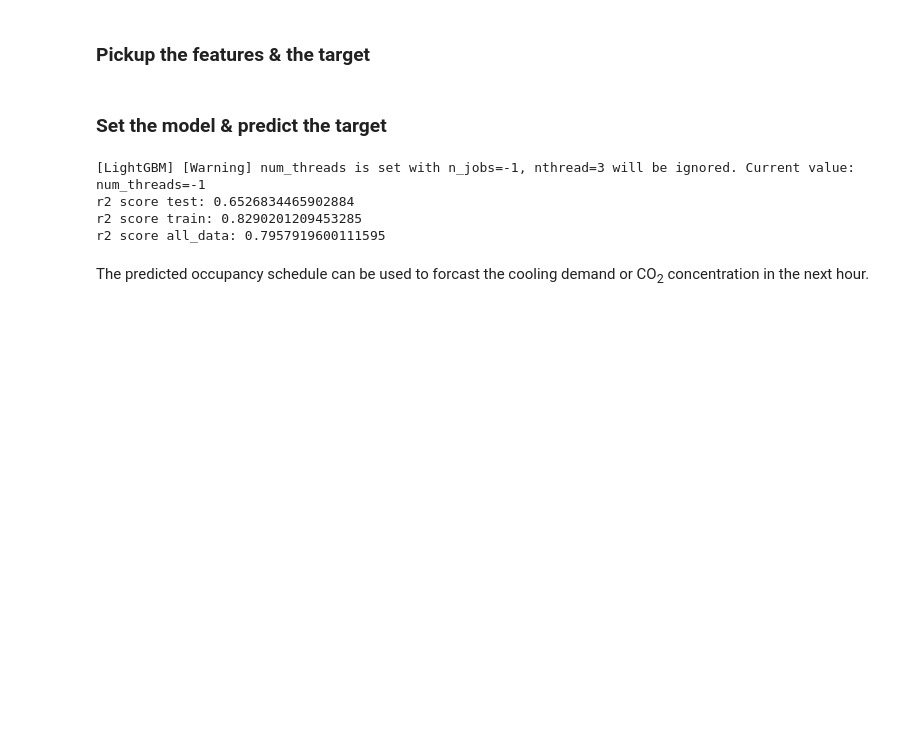
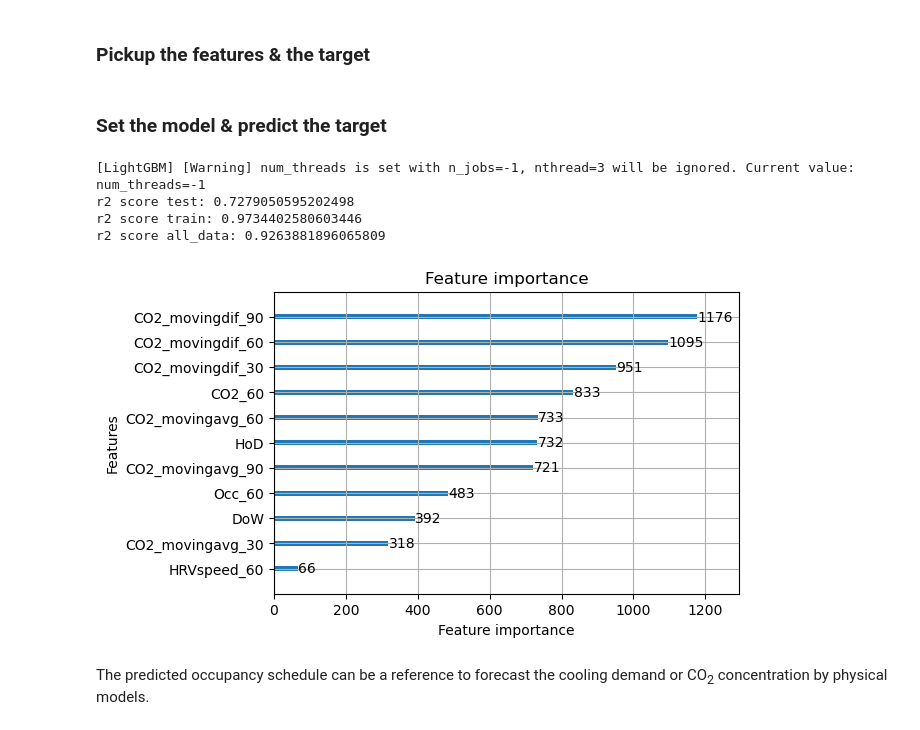
Before and after one commit to JackyWeng526/Office_Data_Application, a Jupyter notebook: Occ_predict_model.ipynb, the cells around one changed output. Saved outputs shown, nothing was run; the diff lists cells and outputs as text; code cells hidden in the pictures; blank space fills up the shorter version.

```diff
--- a/Occ_predict_model.ipynb
+++ b/Occ_predict_model.ipynb
@@ -84,22 +84,23 @@ data_resample
 ### Create features for Occpancy prediction
 # %%
 # CO2 Features
-data_resample['CO2_movingavg_30'] = data_resample['CO2'].rolling(3).mean()
+data_resample['CO2_movingavg_30'] = data_resample['CO2'].rolling(1).mean()
 data_resample['CO2_movingdif_30'] = data_resample['CO2']-data_resample['CO2_movingavg_30']
-data_resample['CO2_movingavg_60'] = data_resample['CO2'].rolling(6).mean()
+data_resample['CO2_movingavg_60'] = data_resample['CO2'].rolling(2).mean()
 data_resample['CO2_movingdif_60'] = data_resample['CO2']-data_resample['CO2_movingavg_60']
-data_resample['CO2_movingavg_90'] = data_resample['CO2'].rolling(9).mean()
+data_resample['CO2_movingavg_90'] = data_resample['CO2'].rolling(3).mean()
 data_resample['CO2_movingdif_90'] = data_resample['CO2']-data_resample['CO2_movingavg_90']
 
 # Shift as lag features
-data_resample['CO2_movingavg_30'] = data_resample['CO2_movingavg_30'].shift(6)
-data_resample['CO2_movingdif_30'] = data_resample['CO2_movingdif_30'].shift(6)
-data_resample['CO2_movingavg_60'] = data_resample['CO2_movingavg_60'].shift(6)
-data_resample['CO2_movingdif_60'] = data_resample['CO2_movingdif_60'].shift(6)
-data_resample['CO2_movingavg_90'] = data_resample['CO2_movingavg_90'].shift(6)
-data_resample['CO2_movingdif_90'] = data_resample['CO2_movingdif_90'].shift(6)
-data_resample['HRVspeed_60'] = data_resample['HRV'].shift(6)
-data_resample['CO2_60'] = data_resample['CO2'].shift(6)
+data_resample['CO2_movingavg_30'] = data_resample['CO2_movingavg_30'].shift(2)
+data_resample['CO2_movingdif_30'] = data_resample['CO2_movingdif_30'].shift(2)
+data_resample['CO2_movingavg_60'] = data_resample['CO2_movingavg_60'].shift(2)
+data_resample['CO2_movingdif_60'] = data_resample['CO2_movingdif_60'].shift(2)
+data_resample['CO2_movingavg_90'] = data_resample['CO2_movingavg_90'].shift(2)
+data_resample['CO2_movingdif_90'] = data_resample['CO2_movingdif_90'].shift(2)
+data_resample['HRVspeed_60'] = data_resample['HRV'].shift(2)
+data_resample['CO2_60'] = data_resample['CO2'].shift(2)
+data_resample['Occ_60'] = data_resample['Occ'].shift(2)
 data_resample.dropna(inplace=True)
 # %% [markdown]
 ### Pickup the features & the target
@@ -107,7 +108,7 @@ data_resample.dropna(inplace=True)
 # df_Feature
 df_Feature = pd.concat([
     data_resample['DoW'], data_resample['HoD'],
-    data_resample['HRVspeed_60'], data_resample['CO2_60'],
+    data_resample['HRVspeed_60'], data_resample['CO2_60'], data_resample['Occ_60'],
     data_resample['CO2_movingavg_30'], data_resample['CO2_movingdif_30'],
     data_resample['CO2_movingavg_60'], data_resample['CO2_movingdif_60'],
     data_resample['CO2_movingavg_90'], data_resample['CO2_movingdif_90']
@@ -131,6 +121,18 @@ lgbmodel = lgbm.LGBMRegressor(nthread=3, num_iterations = 50)
 # %%
-# Train the model
+# Data split for train & test
+X_train,X_test,y_train,y_test = train_test_split(
+    df_Feature,
+    df_Target,
+    test_size=0.2,
+    random_state=1,
+    shuffle=False)
+
+# LGBM settings
+lgbmodel = lgbm.LGBMRegressor(nthread=3, num_iterations = 250)
+
+# Train the model & plot importance of features
 lgbmodel.fit(X_train, y_train)
+lgbm.plot_importance(lgbmodel, dpi=100)
 
 # r square values of the model
 print('r2 score test:', r2_score(y_test, lgbmodel.predict(X_test)))
@@ -147,36 +149,38 @@ fig = go.Figure()
 fig.add_trace(
     go.Scatter(
         name = 'Occ-meas',
         x = df_Plot['Time'],
         y = df_Plot['real']
     ))
 fig.add_trace(
     go.Scatter(
         name = 'Occ-pred',
         x = df_Plot['Time'],
         y = df_Plot['predict']
     ))
 fig.update_xaxes(
     showline=True, linewidth=1.2, linecolor='black',
     showticklabels=True, showgrid=True, gridcolor="rgb(230, 230, 230)"
 )
 fig.update_yaxes(
     title="Occupancy (person)",
     showline=True, linewidth=1.2, linecolor='black',
     showticklabels=True, showgrid=True, gridcolor="rgb(230, 230, 230)"
 )
 fig.update_layout(
+    title=dict(text="Occupancy predictive model", x=0.5, y=0.9),
     plot_bgcolor="white",
     legend=dict(
         orientation="h",
-        x=0.35,
+        x=0.32,
         y=1.1
     ))
 fig.show()
 # %% [output]
 [LightGBM] [Warning] num_threads is set with n_jobs=-1, nthread=3 will be ignored. Current value: num_threads=-1
-r2 score test: 0.6526834465902884
-r2 score train: 0.8290201209453285
-r2 score all_data: 0.7957919600111595
+r2 score test: 0.7279050595202498
+r2 score train: 0.9734402580603446
+r2 score all_data: 0.9263881896065809
+[figure, added]
 # %% [markdown]
-The predicted occupancy schedule can be used to forcast the cooling demand or CO<sub>2</sub> concentration in the next hour.
+The predicted occupancy schedule can be a reference to forecast the cooling demand or CO<sub>2</sub> concentration by physical models.
```
Also changed, not shown: parts of 2 cells of this notebook, 1 other file.
